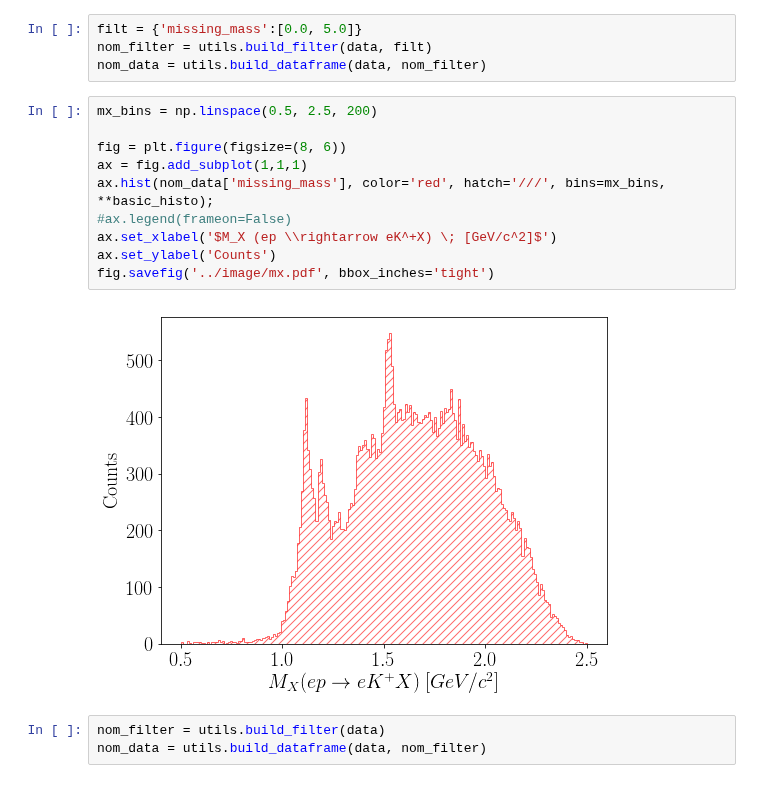
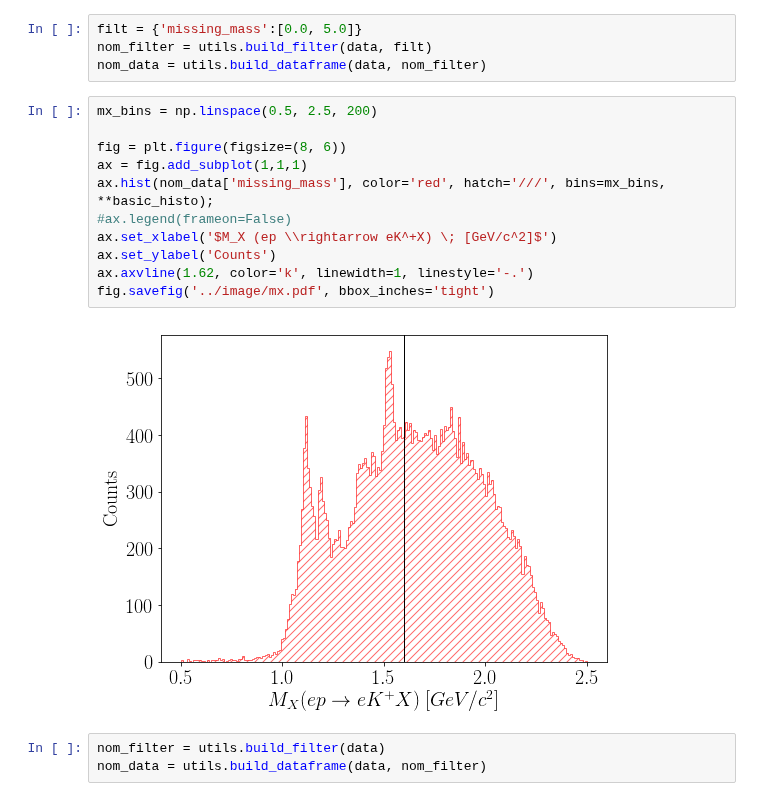
Before and after one commit to dmriser/python-analysis, a Jupyter notebook: kaon-bsa/notebooks/1.0-plot-kinematics.ipynb, the cells around one changed output. Drawn from its saved outputs; the diff is of its cells as text.

```diff
--- a/kaon-bsa/notebooks/1.0-plot-kinematics.ipynb
+++ b/kaon-bsa/notebooks/1.0-plot-kinematics.ipynb
@@ -141,15 +141,16 @@ nom_data = utils.build_dataframe(data, nom_filter)
 # %%
 mx_bins = np.linspace(0.5, 2.5, 200)
 
 fig = plt.figure(figsize=(8, 6))
 ax = fig.add_subplot(1,1,1)
 ax.hist(nom_data['missing_mass'], color='red', hatch='///', bins=mx_bins, **basic_histo);
 #ax.legend(frameon=False)
 ax.set_xlabel('$M_X (ep \\rightarrow eK^+X) \; [GeV/c^2]$')
 ax.set_ylabel('Counts')
+ax.axvline(1.62, color='k', linewidth=1, linestyle='-.')
 fig.savefig('../image/mx.pdf', bbox_inches='tight')
 # %% [output]
-[figure, old version]
+[figure, new version]
 # %%
 nom_filter = utils.build_filter(data)
 nom_data = utils.build_dataframe(data, nom_filter)
```
Also changed, not shown: parts of 7 cells of this notebook, 30 other files.
